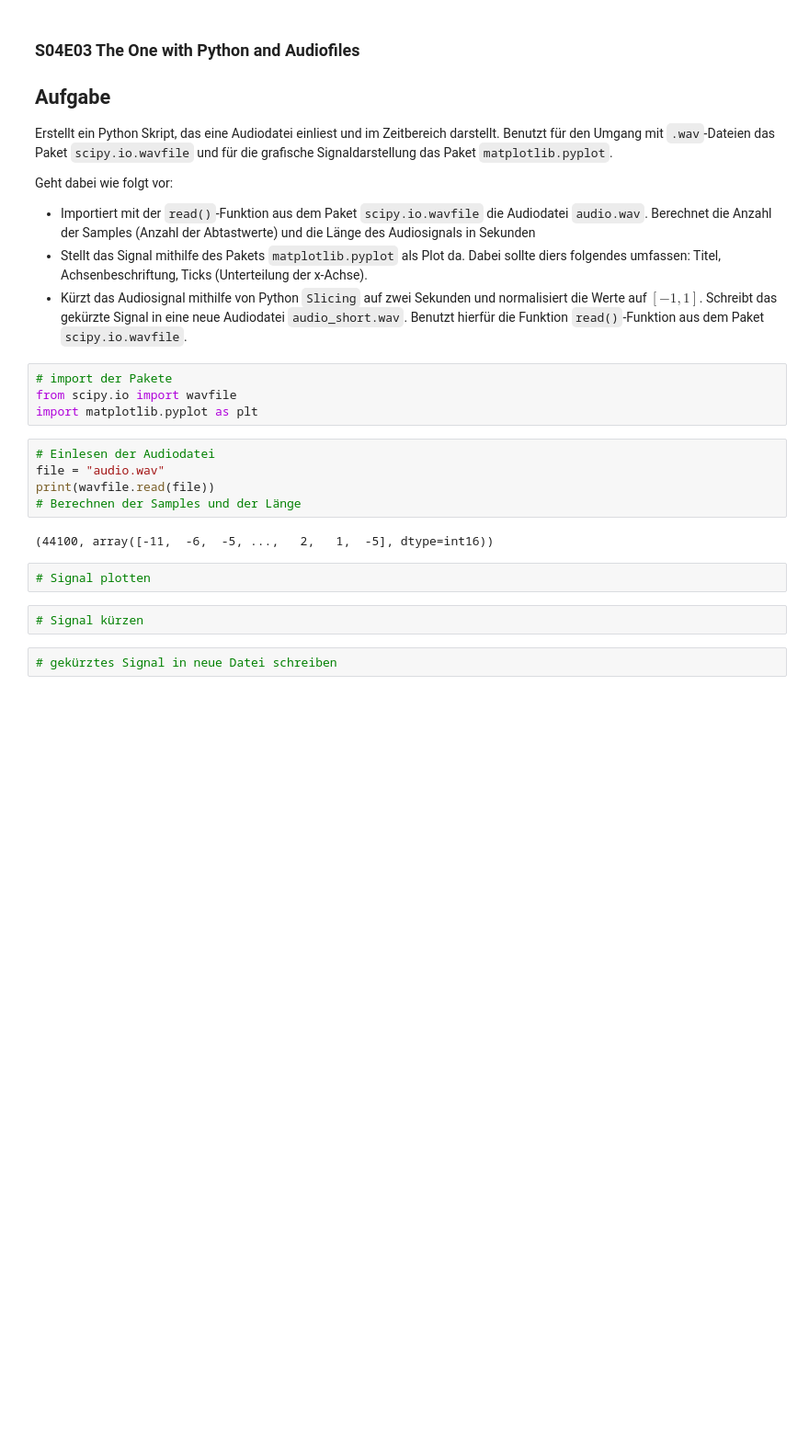
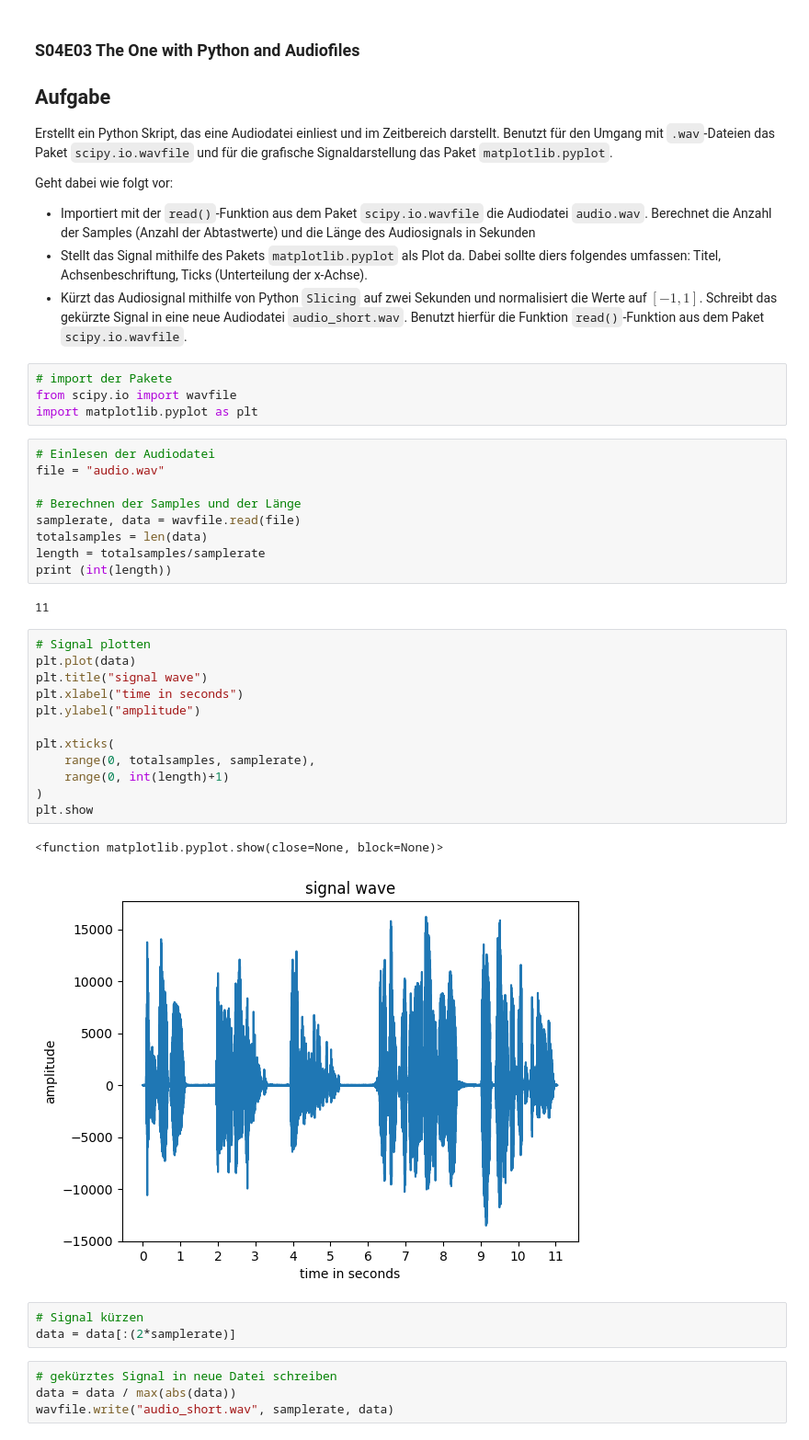
Before and after one commit to martaberdnik/githubtestting, a Jupyter notebook: Tutorium 4 Vorlage.ipynb, the cells around one changed output. Shown at 92% size. Cells and saved outputs as stored; diff of their text form; blank space fills up the shorter version.

```diff
--- a/Tutorium 4 Vorlage.ipynb
+++ b/Tutorium 4 Vorlage.ipynb
@@ -26,13 +26,33 @@ import matplotlib.pyplot as plt
 # %%
 # Einlesen der Audiodatei
 file = "audio.wav"
-print(wavfile.read(file))
+
 # Berechnen der Samples und der Länge
+samplerate, data = wavfile.read(file)
+totalsamples = len(data)
+length = totalsamples/samplerate
+print (int(length))
 # %% [output]
-(44100, array([-11,  -6,  -5, ...,   2,   1,  -5], dtype=int16))
+11
-# %%
-# Signal plotten
+# %%
+# Signal plotten
+plt.plot(data)
+plt.title("signal wave")
+plt.xlabel("time in seconds")
+plt.ylabel("amplitude")
+
+plt.xticks(
+    range(0, totalsamples, samplerate),
+    range(0, int(length)+1)
+)
+plt.show
+# %% [output]
+<function matplotlib.pyplot.show(close=None, block=None)>
+[figure, added]
 # %%
 # Signal kürzen
+data = data[:(2*samplerate)]
 # %%
 # gekürztes Signal in neue Datei schreiben
+data = data / max(abs(data))
+wavfile.write("audio_short.wav", samplerate, data)
```
Also changed, not shown: 1 other file.
